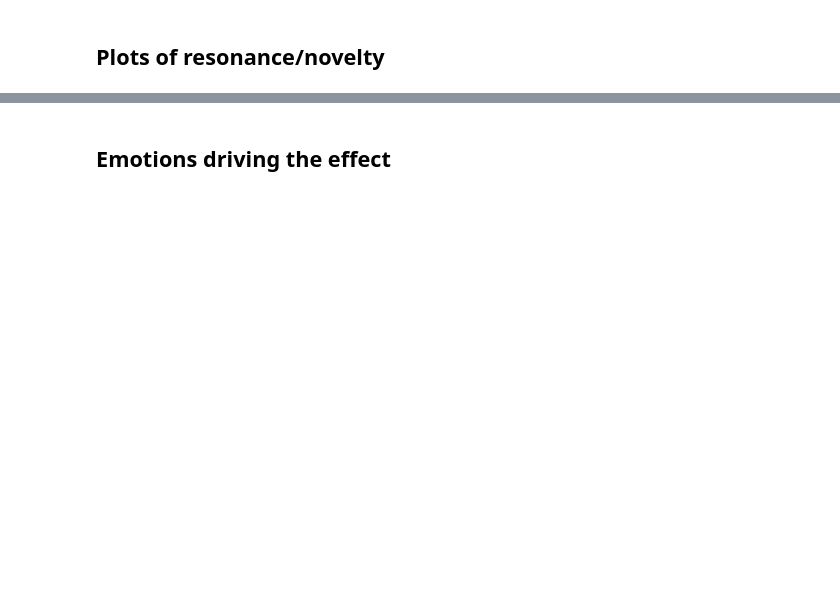
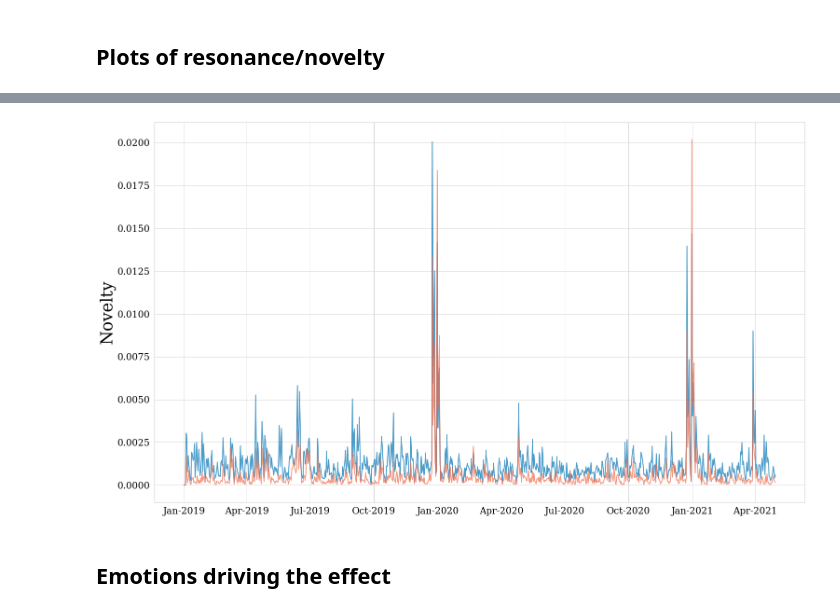
Before and after one commit to saraoe/emoDynamics, a Jupyter notebook: notebooks/vis_emotionFluxus.ipynb, the cells around one changed output, grey strips where cells are left out. Cells and saved outputs as stored; diff of their text form; code cells hidden in the pictures; blank space fills up the shorter version.

```diff
--- a/notebooks/vis_emotionFluxus.ipynb
+++ b/notebooks/vis_emotionFluxus.ipynb
@@ -359,3 +166,34 @@ plot_novelty_resonance(df,measure='novelty', smooth=150, save_fig=True, plot_nam
+# %%
+def plot_two_signals(measure: str, df1, df2, fontsize=20, plot_name=None):
+    matplotlib.rc('ytick', labelsize=fontsize)
+    matplotlib.rc('xtick', labelsize=fontsize)
+    themes.theme_minimal(grid=True, ticks=False, fontsize=fontsize)
+    plt.rcParams['font.family'] = 'DejaVu Serif'
+    a4_dims = (25,15)
+
+    fig, (ax1) = plt.subplots(1,1, figsize=a4_dims)
+
+    plt.plot(df1["date"], df1[measure], color="#0072B2", alpha=0.7, linewidth=2)
+    plt.plot(df2["date"], df2[measure], color="#ef6d4c", alpha=0.7, linewidth=2)
+
+    ax1.xaxis_date()
+    date_form = mdates.DateFormatter("%b-%Y")
+    ax1.xaxis.set_major_formatter(date_form)
+    ax1.tick_params(axis='both', colors='black')
+    plt.ylabel(measure.capitalize(), color="black", size=35)
+
+    if plot_name:
+        plt.savefig(plot_name)
+    plt.show()
+# %%
+pol_file = os.path.join("..", "idmdl", "tweets_pol_date_W3.csv")
+pol = pd.read_csv(pol_file)
+pol["date"] = pd.to_datetime(pol["date"])
+# %%
+measure = "novelty"
+plot_two_signals(measure, df, pol, plot_name=f"../fig/W3_{measure}_both.png")
+# %% [output]
+[figure, added]
 # %% [markdown]
 ## Emotions driving the effect
 # %%
```
Also changed, not shown: parts of 15 cells of this notebook, 1 other file.
